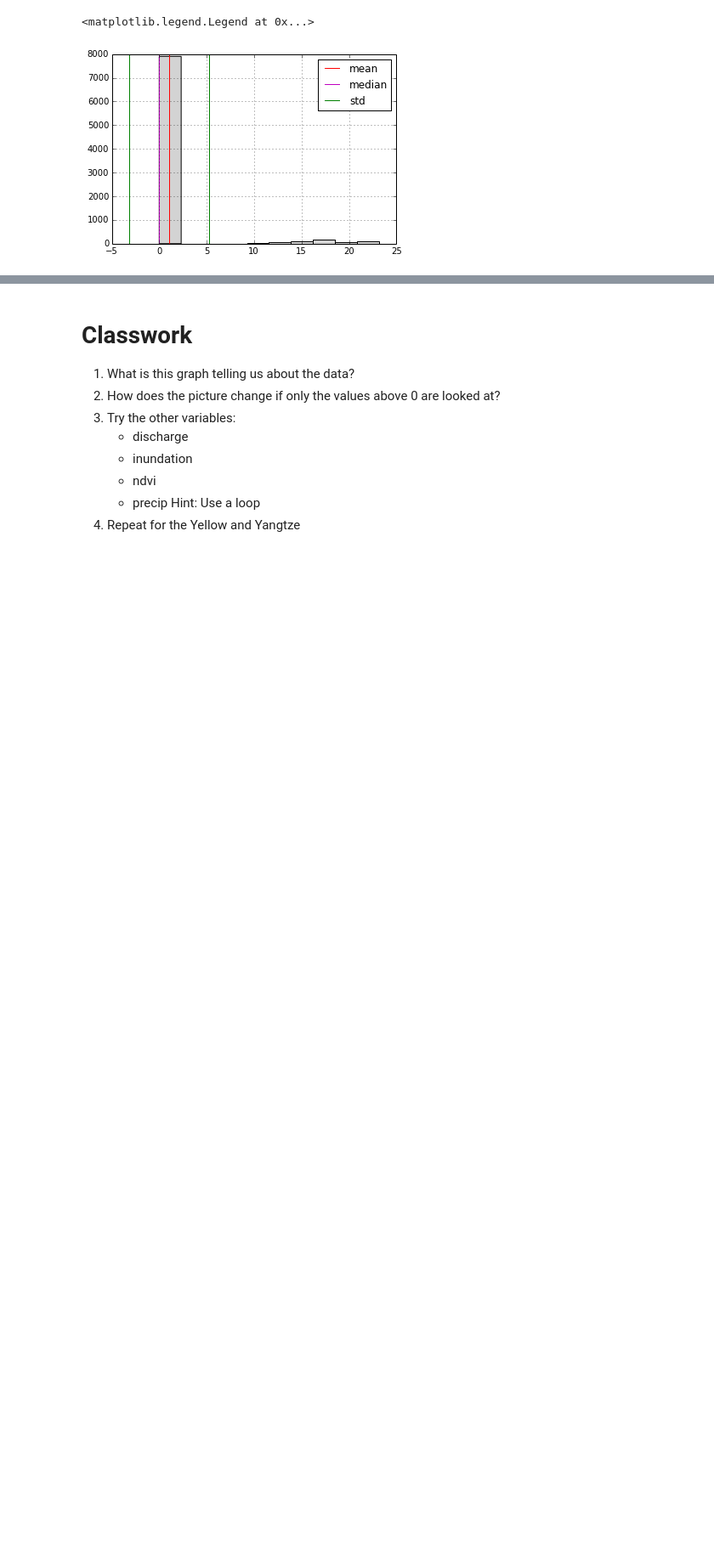
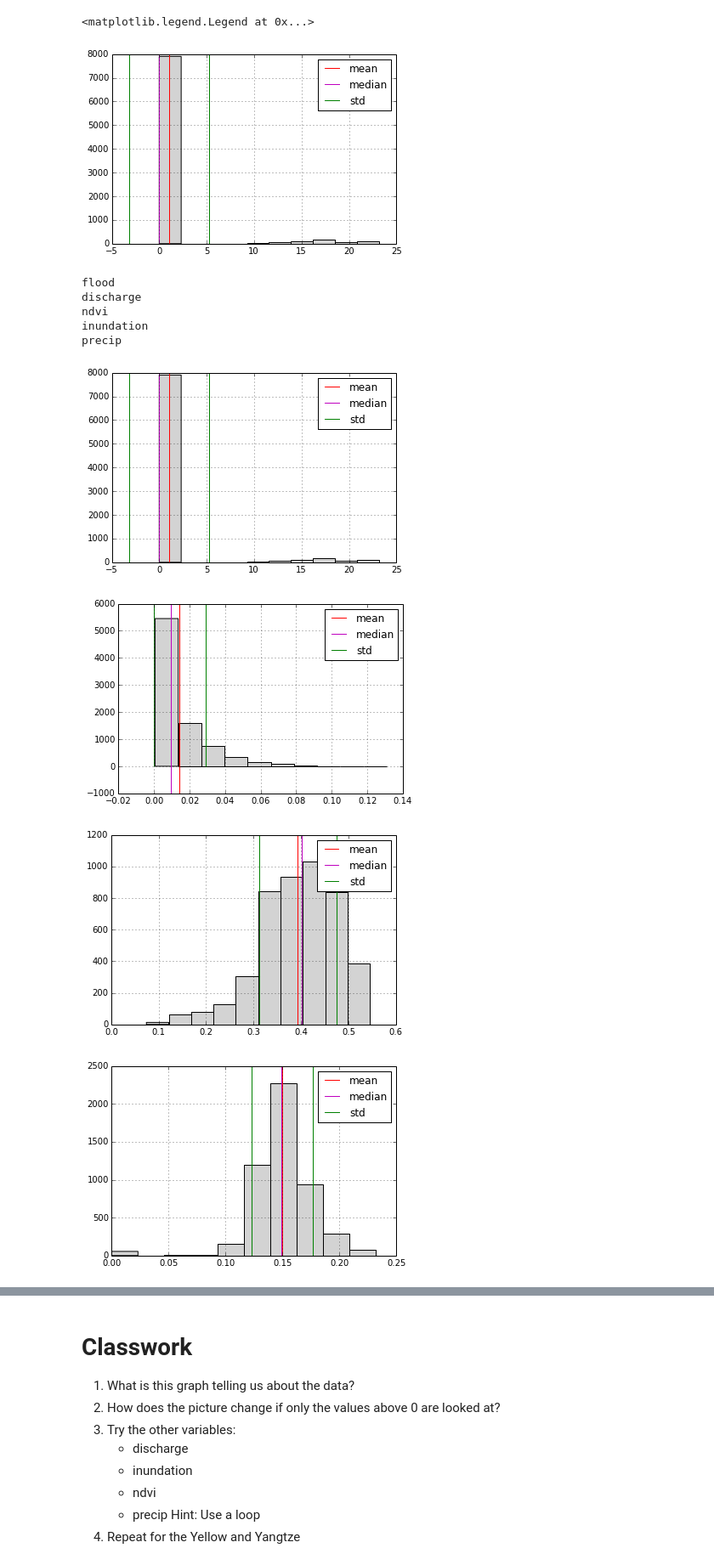
Before and after one commit to story645/EAS213, a Jupyter notebook: notebooks/class3.ipynb, the cells around one changed output, grey strips where cells are left out. Shown at 85% size. Cells and saved outputs as stored; diff of their text form; code cells hidden in the pictures; blank space fills up the shorter version.

```diff
--- a/notebooks/class3.ipynb
+++ b/notebooks/class3.ipynb
@@ -56,3 +56,28 @@ ax.legend()
 # %% [output]
 <matplotlib.legend.Legend at 0x...>
 [figure]
+# %%
+#Contextualizing it?
+for vr in ['flood', 'discharge', 'ndvi', 'inundation', 'precip']:
+    print vr
+    pearl = data[vr]['Pearl']
+    fig = plt.figure()
+    ax = fig.add_subplot(1,1,1)
+    pearl.hist(ax=ax, color='lightgray')
+    pmn = pearl.mean()
+    ax.axvline(pmn, label="mean", color='r')
+    ax.axvline(pearl.median(), label="median", color='m')
+    std = pearl.std()
+    ymin, ymax = ax.get_ylim()
+    ax.vlines([pmn-std, pmn+std], ymin, ymax, label="std", color='g')
+    ax.legend()
+# %% [output]
+flood
+discharge
+ndvi
+inundation
+precip
+[figure, added]
+[figure, added]
+[figure, added]
+[figure, added]
```
Also changed, not shown: parts of 1 cell of this notebook, 1 other file.
